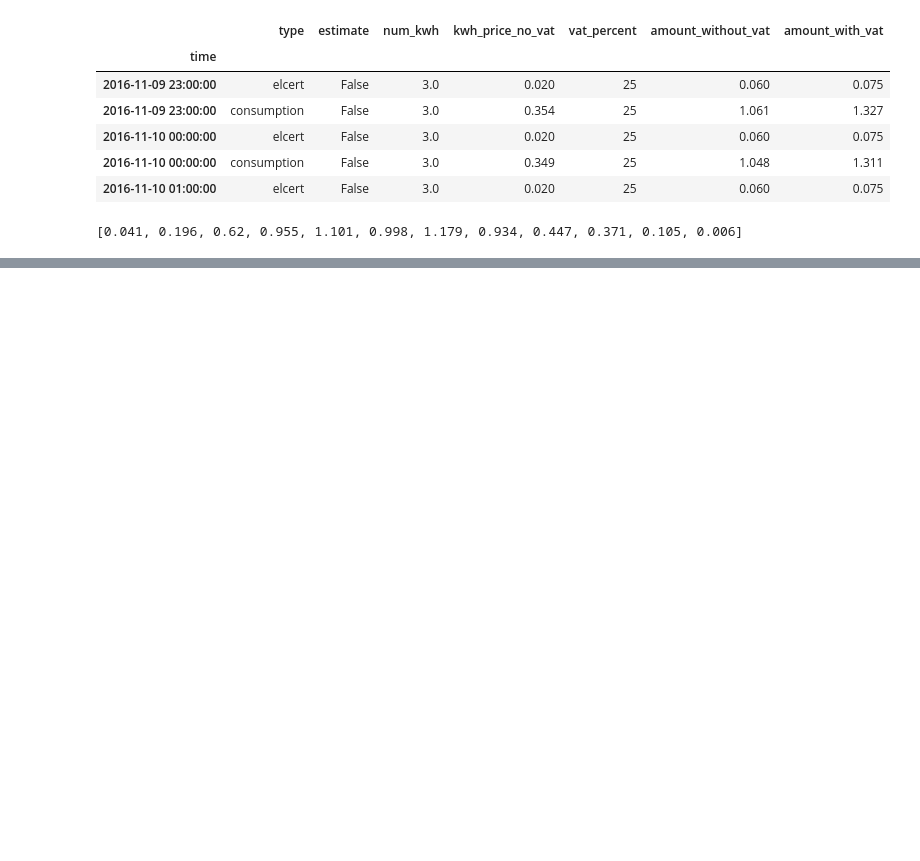
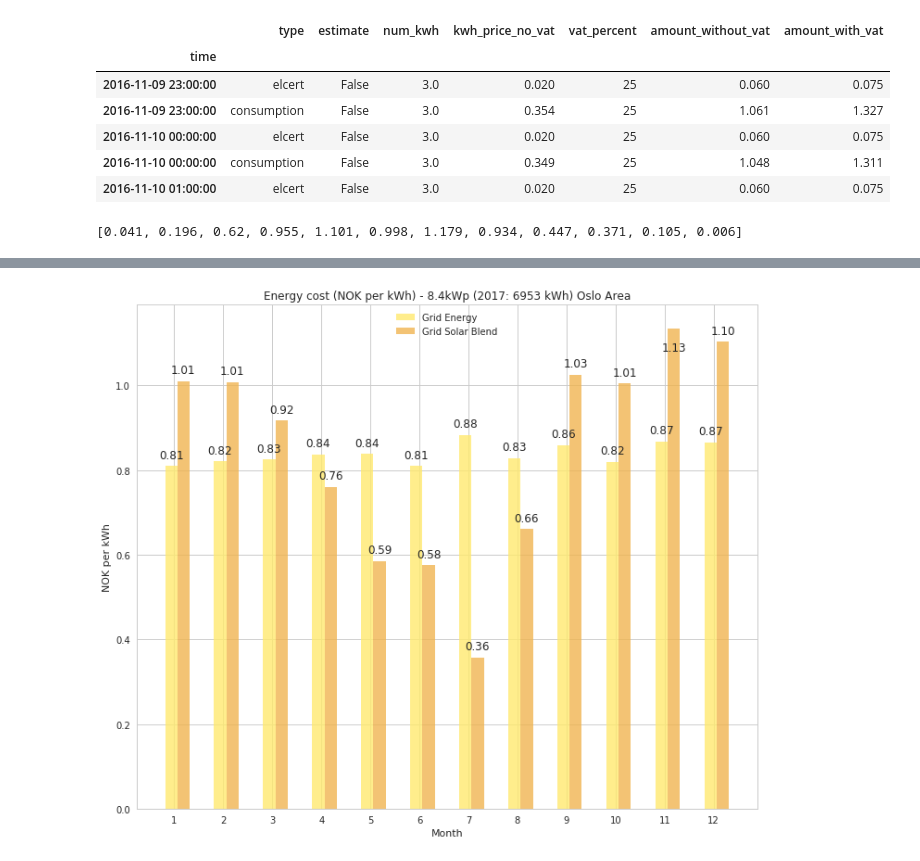
Before and after one commit to linkmic/otovo, a Jupyter notebook: Otovo2017.ipynb, the cells around one changed output, grey strips where cells are left out. Drawn from its saved outputs; the diff is of its cells as text; code cells hidden in the pictures; blank space fills up the shorter version.

```diff
--- a/Otovo2017.ipynb
+++ b/Otovo2017.ipynb
@@ -570,0 +479,9 @@ plt.show()
+# %%
+# What did it actually cost - with blended solar and grid?
+# Have left out the "Elsertifikater" and a couple of small admin fees ..
+df_impexp_m['solar_lease_amt'] = cost17/12
+df_impexp_m['blend_kraft'] = df_impexp_m['imp_amount_with_vat'] + df_impexp_m['exp_amount_with_vat']
+df_impexp_m['blend_nettleie'] = df_impexp_m['nettleie_fastledd'] + df_impexp_m['nettleie_energiledd'] + df_impexp_m['nettleie_exp']
+df_impexp_m['blend_total'] = df_impexp_m['solar_lease_amt'] + df_impexp_m['blend_kraft'] + df_impexp_m['blend_nettleie']
+df_impexp_m['blend_total_per_kwh'] = df_impexp_m['blend_total']/(df_impexp_m['imp_kwh'] + df_impexp_m['solar_prod_kwh'])
+df_impexp_m
@@ -570,0 +551,52 @@ plt.show()
+# %%
+# chart grid and blended energy cost per month
+pos = list(range(len(df_impexp_m.index)))
+width = 0.25
+f, ax = plt.subplots(figsize=(12, 10))
+
+def autolabel(rects, ax):
+    # Get y-axis height to calculate label position from.
+    (y_bottom, y_top) = ax.get_ylim()
+    y_height = y_top - y_bottom
+
+    for rect in rects:
+        height = rect.get_height()
+
+        # Fraction of axis height taken up by this rectangle
+        p_height = (height / y_height)
+
+        # If we can fit the label above the column, do that;
+        # otherwise, put it inside the column.
+        if p_height > 0.95: # arbitrary; 95% looked good to me.
+            label_position = height - (y_height * 0.05)
+        else:
+            label_position = height + (y_height * 0.01)
+
+        ax.text(rect.get_x() + rect.get_width()/2., label_position,
+                '%0.2f' % height,
+                ha='center', va='bottom')
+
+r1 = ax.bar(pos, df_impexp_m['grid_total_per_kwh'], width, alpha=0.8, color='#FFE96F', label='Grid')
+r2 = ax.bar([p + width for p in pos], df_impexp_m['blend_total_per_kwh'], width, alpha=0.8, color='#F0B551', label='Grid/Solar Blend')
+
+ax.set_ylabel('NOK per kWh')
+ax.set_xlabel('Month')
+
+ax.set_title('Energy cost (NOK per kWh) - 8.4kWp (2017: %d kWh) Oslo Area' % df_impexp_m['solar_prod_kwh'].sum())
+ax.set_xticks([p + .25 * width for p in pos])
+
+# Set the labels for the x ticks
+ax.set_xticklabels(df_impexp_m.index.values)
+
+# Setting the x-axis and y-axis limits
+#plt.xlim(min(pos)-width, max(pos)+width*5)
+#plt.ylim([0, max(df_impexp_m['grid_and_solar_used_kwh'])] )
+
+autolabel(r1, ax)
+autolabel(r2, ax)
+
+# Adding the legend and showing the plot
+plt.legend(['Grid Energy', 'Grid Solar Blend'], loc='upper center')
+plt.show()
+# %% [output]
+[figure, added]
```
Also changed, not shown: parts of 65 cells of this notebook, 1 other file.
